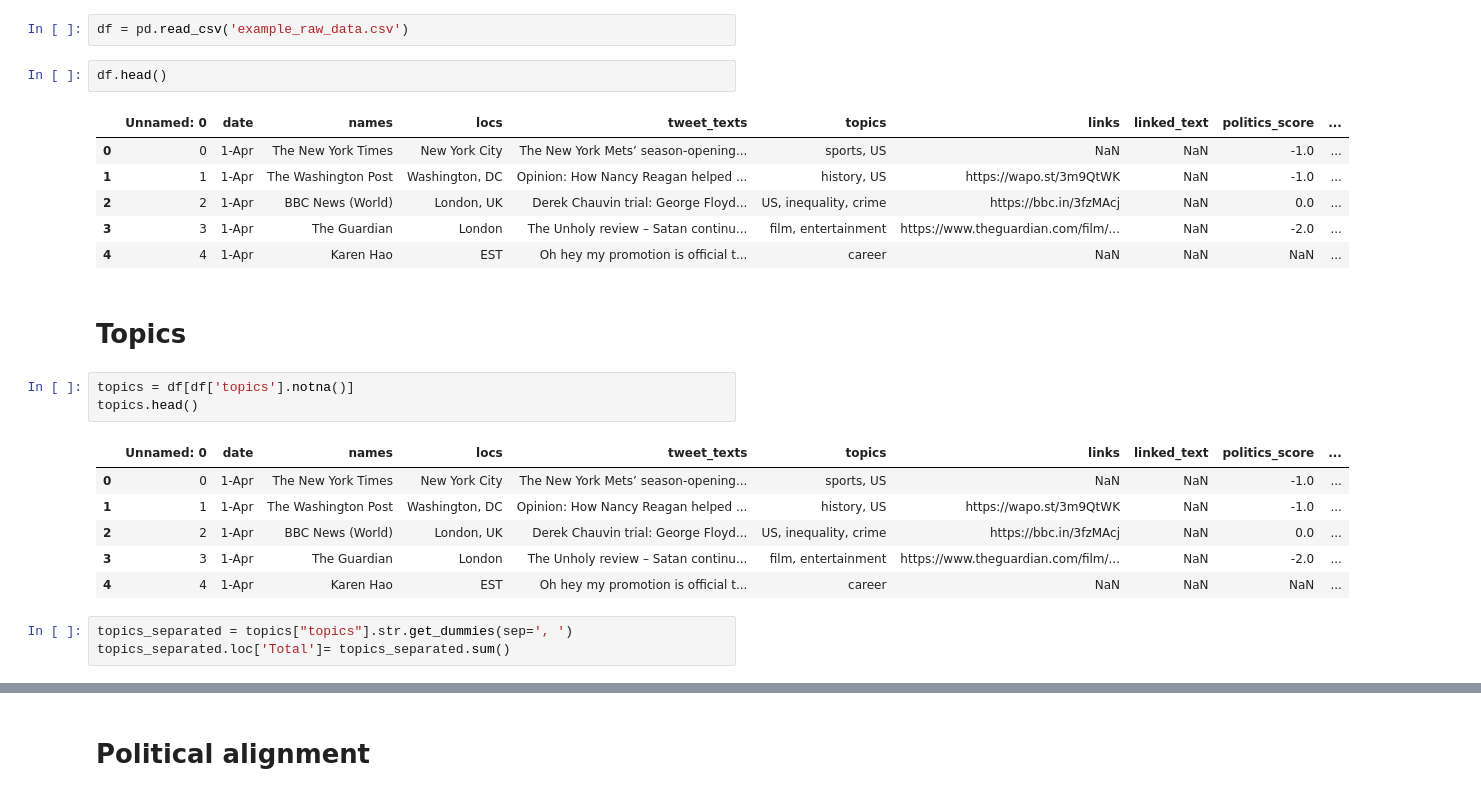
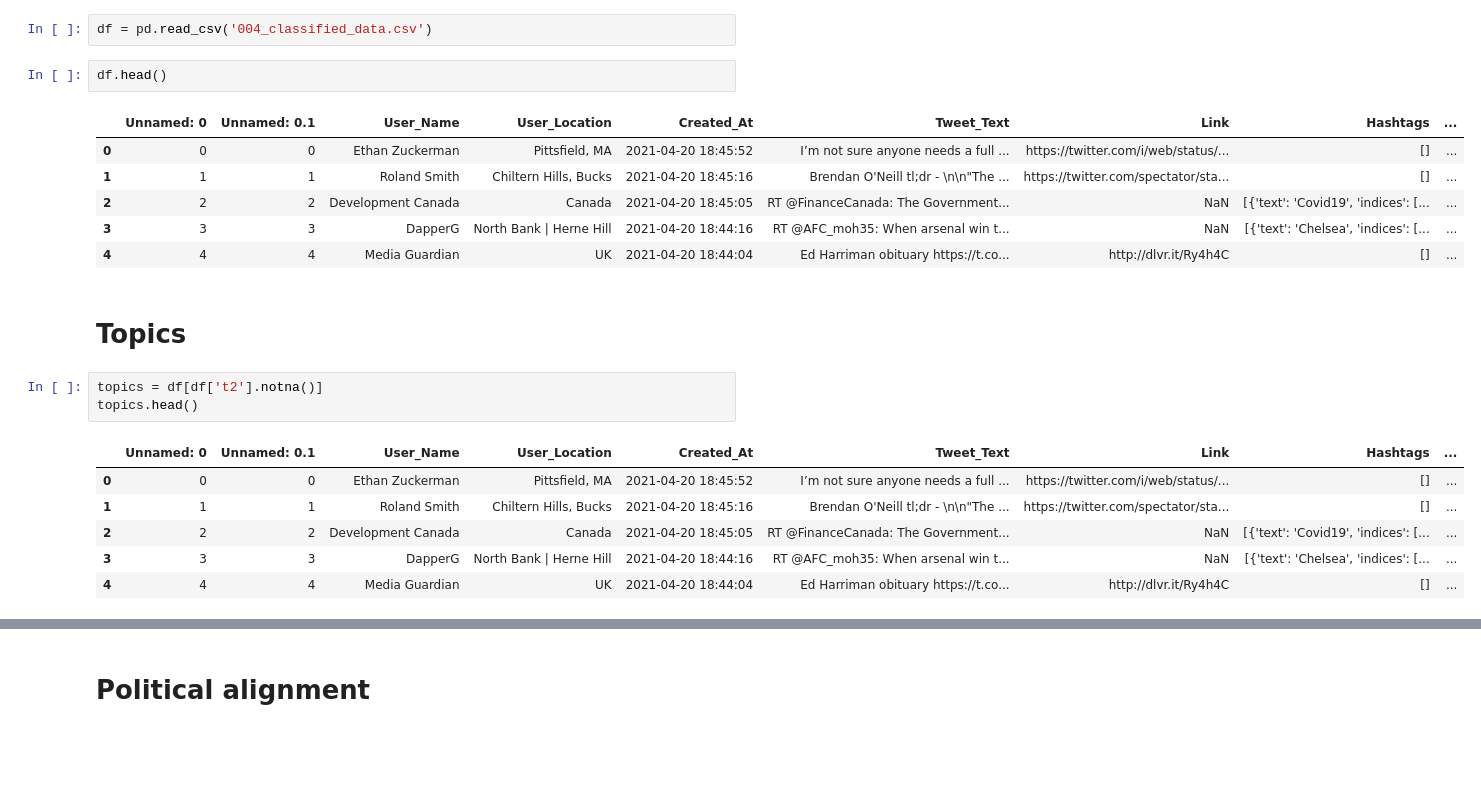
Before and after one commit to OliDeane/NewsTracker, a Jupyter notebook: data_visualisation.ipynb, the cells around one changed output, grey strips where cells are left out. Cells and saved outputs as stored; diff of their text form; blank space fills up the shorter version.

```diff
--- a/data_visualisation.ipynb
+++ b/data_visualisation.ipynb
@@ -17,26 +4,23 @@ Requirement already satisfied: pytz>=2017.3 in /home/davide/anaconda3/envs/newst
 # %%
-df = pd.read_csv('example_raw_data.csv')
+df = pd.read_csv('004_classified_data.csv')
 # %%
 df.head()
 # %% [output]
-|  | Unnamed: 0 | date | names | locs | tweet_texts | topics | links | linked_text | politics_score | ... |
-| 0 | 0 | 1-Apr | The New York Times | New York City | The New York Mets’ season-opening... | sports, US | NaN | NaN | -1.0 | ... |
-| 1 | 1 | 1-Apr | The Washington Post | Washington, DC | Opinion: How Nancy Reagan helped ... | history, US | https://wapo.st/3m9QtWK | NaN | -1.0 | ... |
-| 2 | 2 | 1-Apr | BBC News (World) | London, UK | Derek Chauvin trial: George Floyd... | US, inequality, crime | https://bbc.in/3fzMAcj | NaN | 0.0 | ... |
-| 3 | 3 | 1-Apr | The Guardian | London | The Unholy review – Satan continu... | film, entertainment | https://www.theguardian.com/film/... | NaN | -2.0 | ... |
-| 4 | 4 | 1-Apr | Karen Hao | EST | Oh hey my promotion is official t... | career | NaN | NaN | NaN | ... |
+|  | Unnamed: 0 | Unnamed: 0.1 | User_Name | User_Location | Created_At | Tweet_Text | Link | Hashtags | ... |
+| 0 | 0 | 0 | Ethan Zuckerman | Pittsfield, MA | 2021-04-20 18:45:52 | I’m not sure anyone needs a full ... | https://twitter.com/i/web/status/... | [] | ... |
+| 1 | 1 | 1 | Roland Smith | Chiltern Hills, Bucks | 2021-04-20 18:45:16 | Brendan O'Neill tl;dr - \n\n"The ... | https://twitter.com/spectator/sta... | [] | ... |
+| 2 | 2 | 2 | Development Canada | Canada | 2021-04-20 18:45:05 | RT @FinanceCanada: The Government... | NaN | [{'text': 'Covid19', 'indices': [... | ... |
+| 3 | 3 | 3 | DapperG | North Bank | Herne Hill | 2021-04-20 18:44:16 | RT @AFC_moh35: When arsenal win t... | NaN | [{'text': 'Chelsea', 'indices': [... | ... |
+| 4 | 4 | 4 | Media Guardian | UK | 2021-04-20 18:44:04 | Ed Harriman obituary https://t.co... | http://dlvr.it/Ry4h4C | [] | ... |
 # %% [markdown]
 # Topics
 # %%
-topics = df[df['topics'].notna()]
+topics = df[df['t2'].notna()]
 topics.head()
 # %% [output]
-|  | Unnamed: 0 | date | names | locs | tweet_texts | topics | links | linked_text | politics_score | ... |
-| 0 | 0 | 1-Apr | The New York Times | New York City | The New York Mets’ season-opening... | sports, US | NaN | NaN | -1.0 | ... |
-| 1 | 1 | 1-Apr | The Washington Post | Washington, DC | Opinion: How Nancy Reagan helped ... | history, US | https://wapo.st/3m9QtWK | NaN | -1.0 | ... |
-| 2 | 2 | 1-Apr | BBC News (World) | London, UK | Derek Chauvin trial: George Floyd... | US, inequality, crime | https://bbc.in/3fzMAcj | NaN | 0.0 | ... |
-| 3 | 3 | 1-Apr | The Guardian | London | The Unholy review – Satan continu... | film, entertainment | https://www.theguardian.com/film/... | NaN | -2.0 | ... |
-| 4 | 4 | 1-Apr | Karen Hao | EST | Oh hey my promotion is official t... | career | NaN | NaN | NaN | ... |
+|  | Unnamed: 0 | Unnamed: 0.1 | User_Name | User_Location | Created_At | Tweet_Text | Link | Hashtags | ... |
+| 0 | 0 | 0 | Ethan Zuckerman | Pittsfield, MA | 2021-04-20 18:45:52 | I’m not sure anyone needs a full ... | https://twitter.com/i/web/status/... | [] | ... |
+| 1 | 1 | 1 | Roland Smith | Chiltern Hills, Bucks | 2021-04-20 18:45:16 | Brendan O'Neill tl;dr - \n\n"The ... | https://twitter.com/spectator/sta... | [] | ... |
+| 2 | 2 | 2 | Development Canada | Canada | 2021-04-20 18:45:05 | RT @FinanceCanada: The Government... | NaN | [{'text': 'Covid19', 'indices': [... | ... |
+| 3 | 3 | 3 | DapperG | North Bank | Herne Hill | 2021-04-20 18:44:16 | RT @AFC_moh35: When arsenal win t... | NaN | [{'text': 'Chelsea', 'indices': [... | ... |
+| 4 | 4 | 4 | Media Guardian | UK | 2021-04-20 18:44:04 | Ed Harriman obituary https://t.co... | http://dlvr.it/Ry4h4C | [] | ... |
-# %%
-topics_separated = topics["topics"].str.get_dummies(sep=', ')
-topics_separated.loc['Total']= topics_separated.sum()
```
Also changed, not shown: parts of 16 cells of this notebook.
